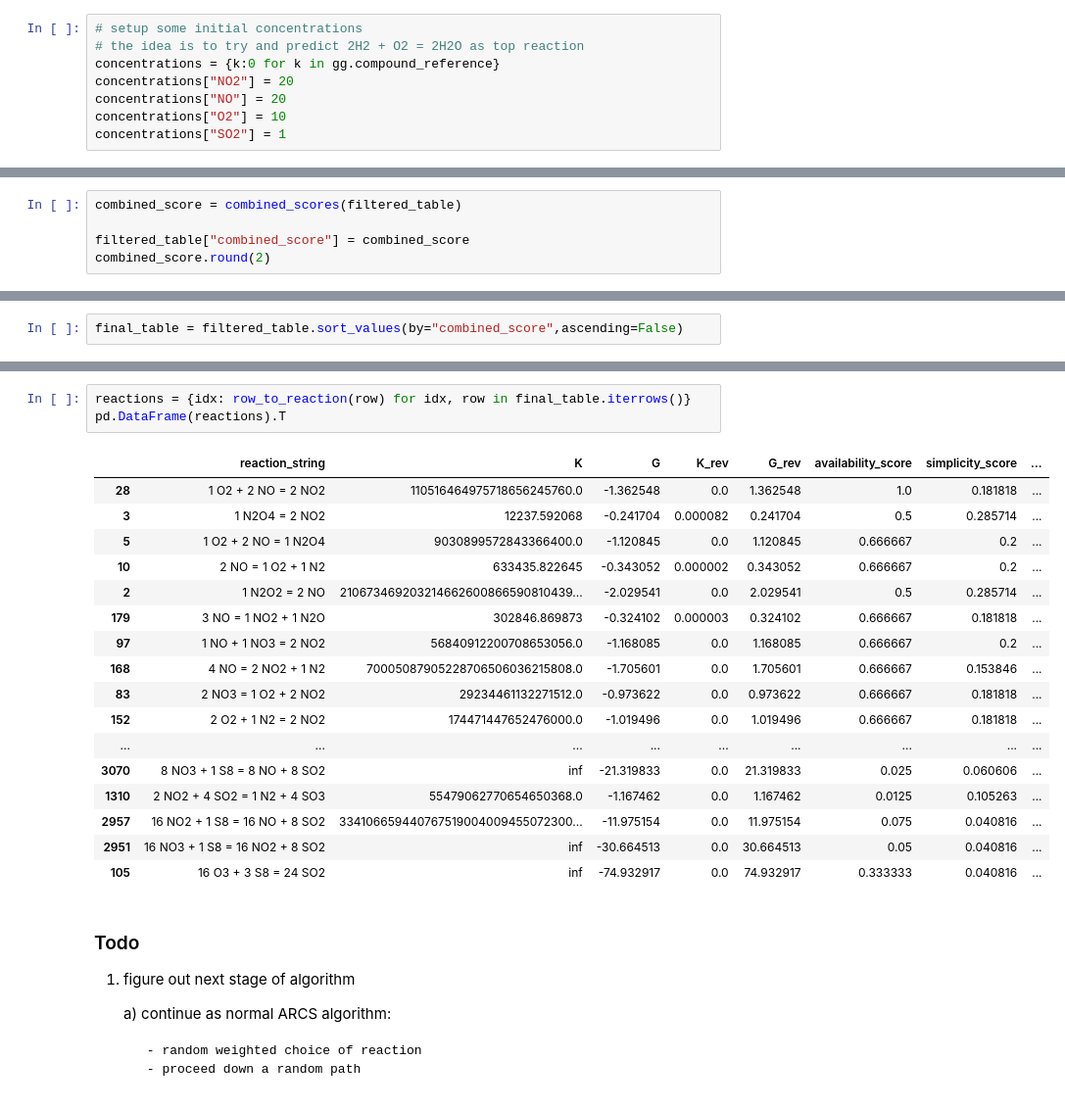
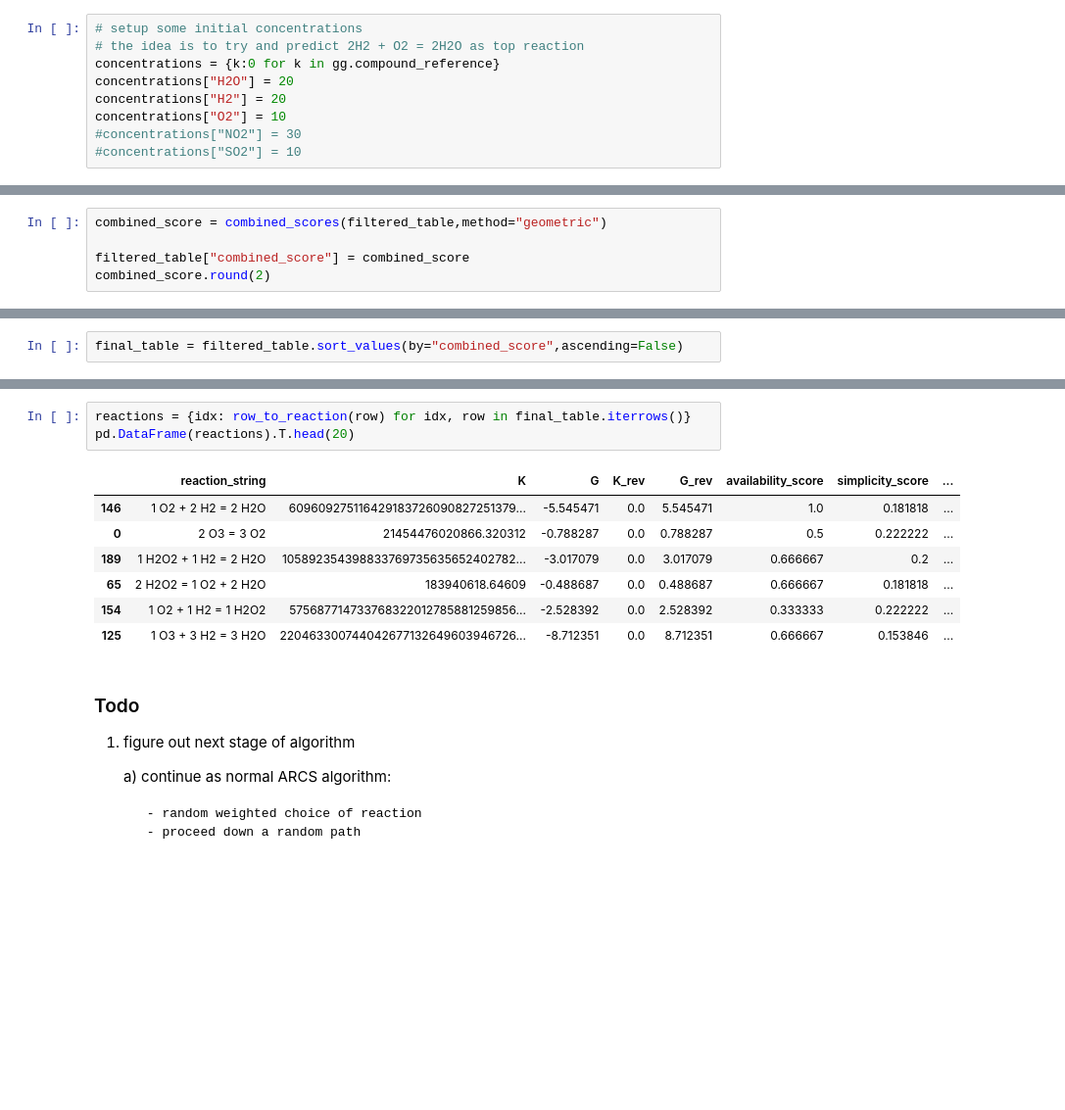
Before and after one commit to badw/arcs, a Jupyter notebook: examples/table_sandbox.ipynb, the cells around one changed output, grey strips where cells are left out. Shown at 98% size. Saved outputs shown, nothing was run; the diff lists cells and outputs as text; blank space fills up the shorter version.

```diff
--- a/examples/table_sandbox.ipynb
+++ b/examples/table_sandbox.ipynb
@@ -65,10 +66,11 @@ this should ideally lead to a scoring system which can be used to filter the tab
 # setup some initial concentrations
 # the idea is to try and predict 2H2 + O2 = 2H2O as top reaction
 concentrations = {k:0 for k in gg.compound_reference}
-concentrations["NO2"] = 20
-concentrations["NO"] = 20
+concentrations["H2O"] = 20
+concentrations["H2"] = 20
 concentrations["O2"] = 10
-concentrations["SO2"] = 1
+#concentrations["NO2"] = 30
+#concentrations["SO2"] = 10
 # %% [markdown]
 #### 1. Filtering
 #####  a. filter reactions to show only those with species present in initial concentrations (basic filter)
@@ -498,7 +410,7 @@ def combined_scores(df, weights=None, method='geometric', normalize=True,
 
     return final
 # %%
-combined_score = combined_scores(filtered_table)
+combined_score = combined_scores(filtered_table,method="geometric")
 
 filtered_table["combined_score"] = combined_score
 combined_score.round(2)
@@ -546,24 +438,14 @@ final_table
 # %%
 reactions = {idx: row_to_reaction(row) for idx, row in final_table.iterrows()}
-pd.DataFrame(reactions).T
+pd.DataFrame(reactions).T.head(20)
 # %% [output]
 |  | reaction_string | K | G | K_rev | G_rev | availability_score | simplicity_score | ... |
-| 28 | 1 O2 + 2 NO = 2 NO2 | 110516464975718656245760.0 | -1.362548 | 0.0 | 1.362548 | 1.0 | 0.181818 | ... |
-| 3 | 1 N2O4 = 2 NO2 | 12237.592068 | -0.241704 | 0.000082 | 0.241704 | 0.5 | 0.285714 | ... |
-| 5 | 1 O2 + 2 NO = 1 N2O4 | 9030899572843366400.0 | -1.120845 | 0.0 | 1.120845 | 0.666667 | 0.2 | ... |
-| 10 | 2 NO = 1 O2 + 1 N2 | 633435.822645 | -0.343052 | 0.000002 | 0.343052 | 0.666667 | 0.2 | ... |
-| 2 | 1 N2O2 = 2 NO | 210673469203214662600866590810439... | -2.029541 | 0.0 | 2.029541 | 0.5 | 0.285714 | ... |
-| 179 | 3 NO = 1 NO2 + 1 N2O | 302846.869873 | -0.324102 | 0.000003 | 0.324102 | 0.666667 | 0.181818 | ... |
-| 97 | 1 NO + 1 NO3 = 2 NO2 | 56840912200708653056.0 | -1.168085 | 0.0 | 1.168085 | 0.666667 | 0.2 | ... |
-| 168 | 4 NO = 2 NO2 + 1 N2 | 70005087905228706506036215808.0 | -1.705601 | 0.0 | 1.705601 | 0.666667 | 0.153846 | ... |
-| 83 | 2 NO3 = 1 O2 + 2 NO2 | 29234461132271512.0 | -0.973622 | 0.0 | 0.973622 | 0.666667 | 0.181818 | ... |
-| 152 | 2 O2 + 1 N2 = 2 NO2 | 174471447652476000.0 | -1.019496 | 0.0 | 1.019496 | 0.666667 | 0.181818 | ... |
-| ... | ... | ... | ... | ... | ... | ... | ... | ... |
-| 3070 | 8 NO3 + 1 S8 = 8 NO + 8 SO2 | inf | -21.319833 | 0.0 | 21.319833 | 0.025 | 0.060606 | ... |
-| 1310 | 2 NO2 + 4 SO2 = 1 N2 + 4 SO3 | 55479062770654650368.0 | -1.167462 | 0.0 | 1.167462 | 0.0125 | 0.105263 | ... |
-| 2957 | 16 NO2 + 1 S8 = 16 NO + 8 SO2 | 334106659440767519004009455072300... | -11.975154 | 0.0 | 11.975154 | 0.075 | 0.040816 | ... |
-| 2951 | 16 NO3 + 1 S8 = 16 NO2 + 8 SO2 | inf | -30.664513 | 0.0 | 30.664513 | 0.05 | 0.040816 | ... |
-| 105 | 16 O3 + 3 S8 = 24 SO2 | inf | -74.932917 | 0.0 | 74.932917 | 0.333333 | 0.040816 | ... |
+| 146 | 1 O2 + 2 H2 = 2 H2O | 609609275116429183726090827251379... | -5.545471 | 0.0 | 5.545471 | 1.0 | 0.181818 | ... |
+| 0 | 2 O3 = 3 O2 | 21454476020866.320312 | -0.788287 | 0.0 | 0.788287 | 0.5 | 0.222222 | ... |
+| 189 | 1 H2O2 + 1 H2 = 2 H2O | 105892354398833769735635652402782... | -3.017079 | 0.0 | 3.017079 | 0.666667 | 0.2 | ... |
+| 65 | 2 H2O2 = 1 O2 + 2 H2O | 183940618.64609 | -0.488687 | 0.0 | 0.488687 | 0.666667 | 0.181818 | ... |
+| 154 | 1 O2 + 1 H2 = 1 H2O2 | 575687714733768322012785881259856... | -2.528392 | 0.0 | 2.528392 | 0.333333 | 0.222222 | ... |
+| 125 | 1 O3 + 3 H2 = 3 H2O | 220463300744042677132649603946726... | -8.712351 | 0.0 | 8.712351 | 0.666667 | 0.153846 | ... |
 # %% [markdown]
 ### Todo
 
```
Also changed, not shown: parts of 27 cells of this notebook.
